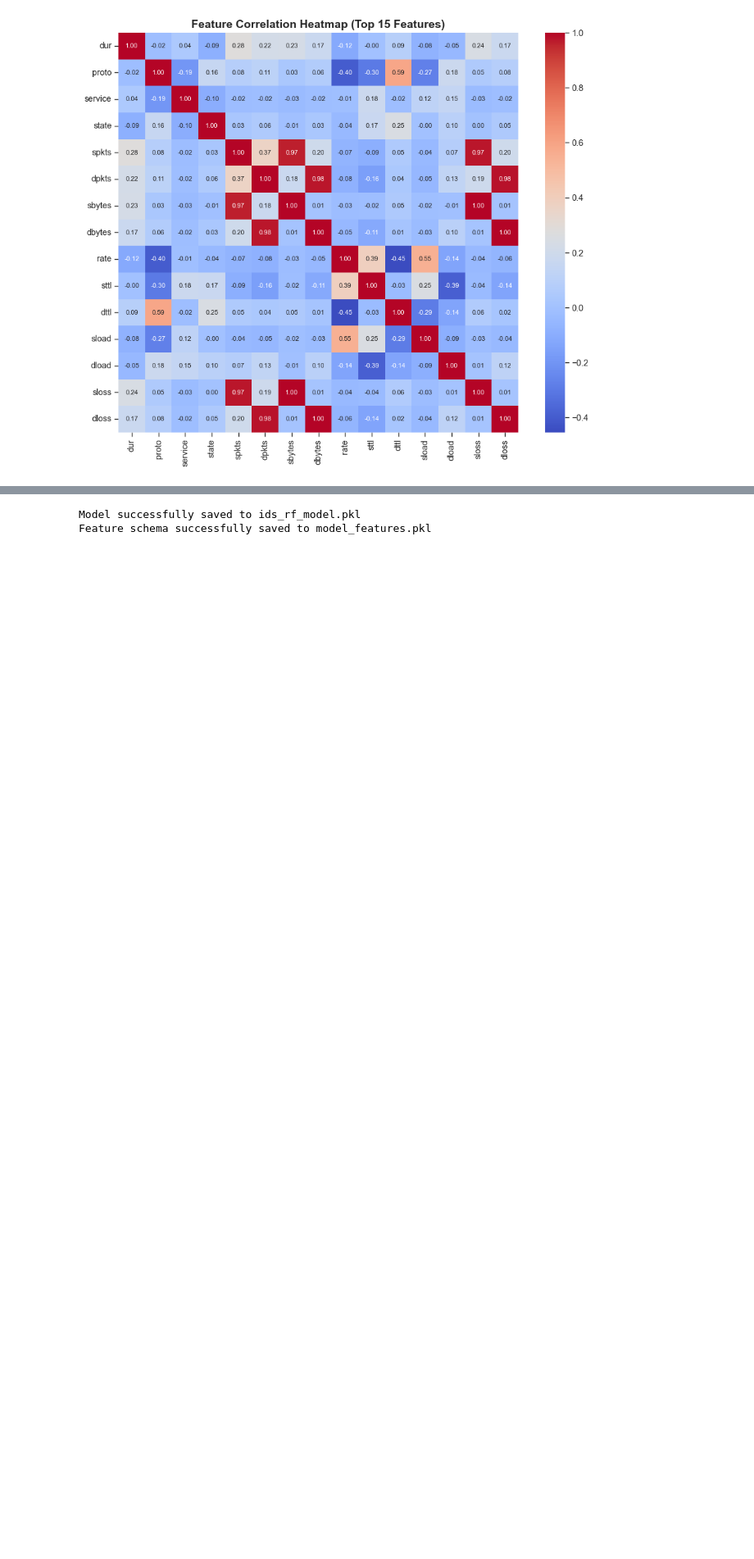
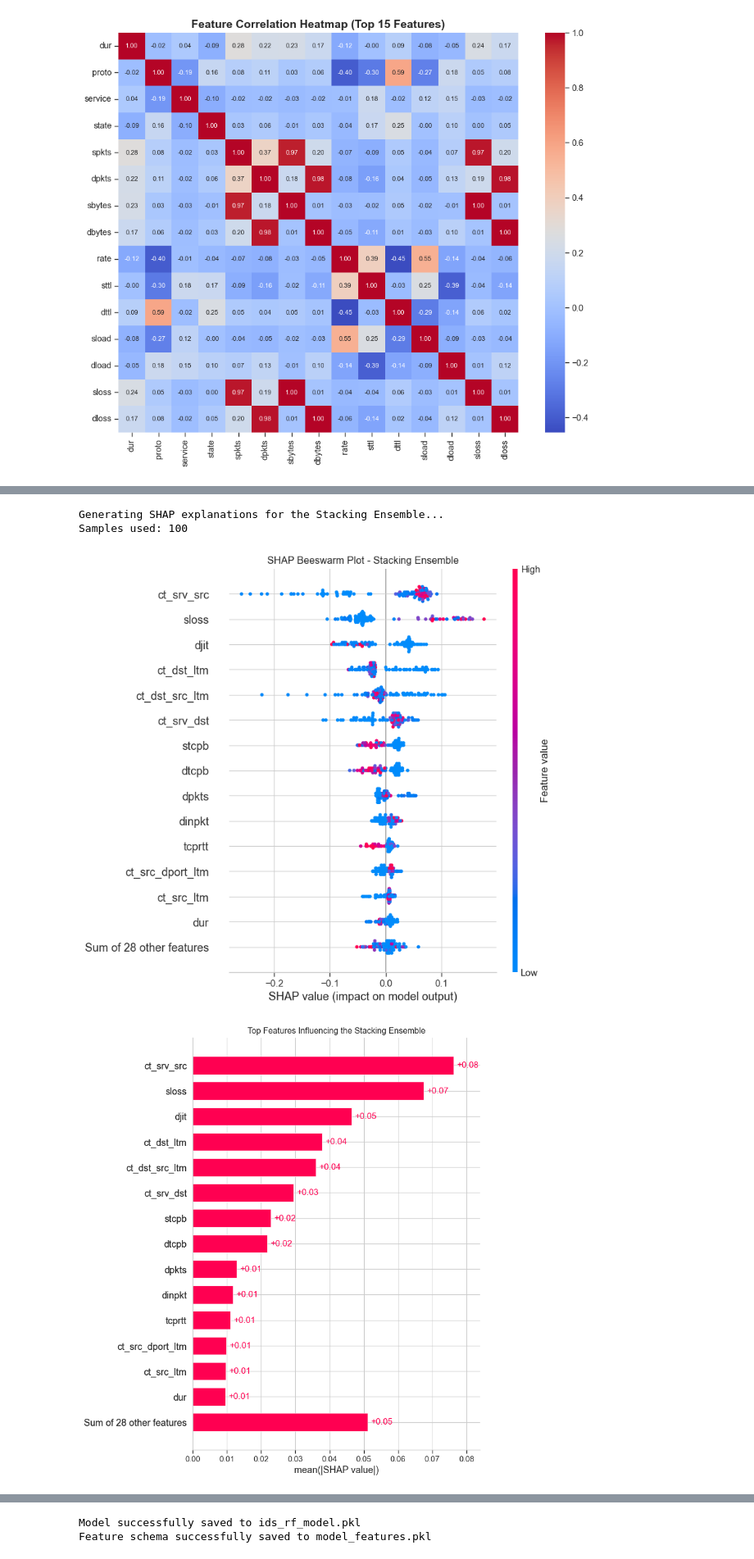
Before and after one commit to dirtydeedsdonedirtcheap7/sec3044-group3assignment, a Jupyter notebook: notebooks/unsw-nb15.ipynb, the cells around one changed output, grey strips where cells are left out. Shown at 82% size. Drawn from its saved outputs; the diff is of its cells as text; code cells hidden in the pictures; blank space fills up the shorter version.

```diff
--- a/notebooks/unsw-nb15.ipynb
+++ b/notebooks/unsw-nb15.ipynb
@@ -323,0 +270,59 @@ KeyboardInterrupt:
+# %%
+import shap
+import matplotlib.pyplot as plt
+import pandas as pd
+import numpy as np
+
+print("Generating SHAP explanations for the Stacking Ensemble...")
+
+# Sample a subset for SHAP analysis
+sample_size = min(100, len(X_test))
+
+X_sample = X_test.sample(
+    n=sample_size,
+    random_state=42
+)
+
+print("Samples used:", len(X_sample))
+
+# Create model-agnostic SHAP explainer
+
+explainer = shap.Explainer(
+    stacking_pipeline.predict_proba,
+    X_sample
+)
+
+shap_values = explainer(X_sample)
+
+plt.figure(figsize=(12,8))
+
+shap.plots.beeswarm(
+    shap_values[:, :, 1],
+    max_display=15,
+    show=False
+)
+
+plt.title("SHAP Beeswarm Plot - Stacking Ensemble")
+
+plt.tight_layout()
+
+plt.show()
+
+plt.figure(figsize=(10,6))
+
+shap.plots.bar(
+    shap_values[:, :, 1],
+    max_display=15,
+    show=False
+)
+
+plt.title("Top Features Influencing the Stacking Ensemble")
+
+plt.tight_layout()
+
+plt.show()
+# %% [output]
+Generating SHAP explanations for the Stacking Ensemble...
+Samples used: 100
+[figure, added]
+[figure, added]
```
Also changed, not shown: parts of 2 cells of this notebook.
